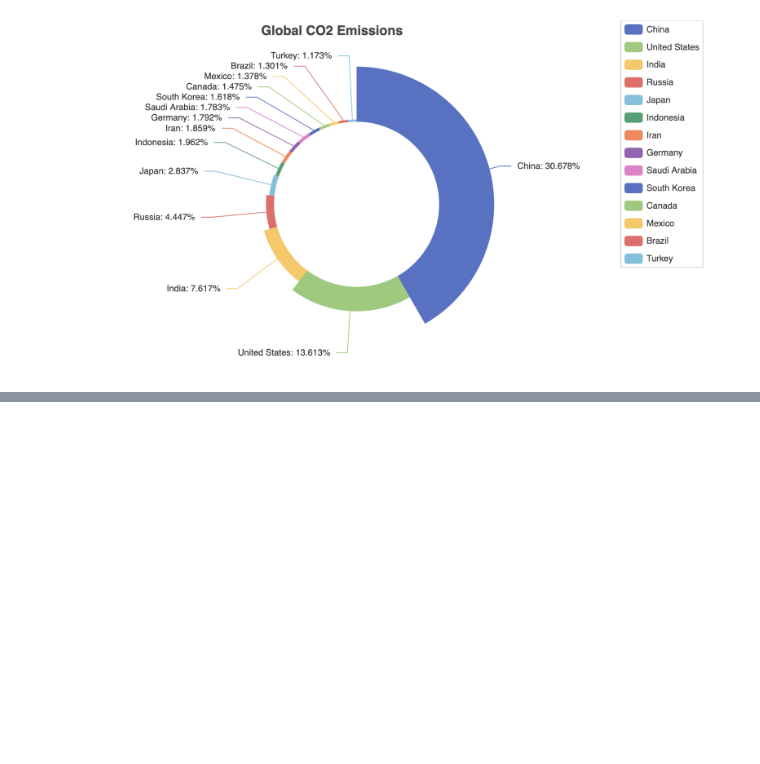
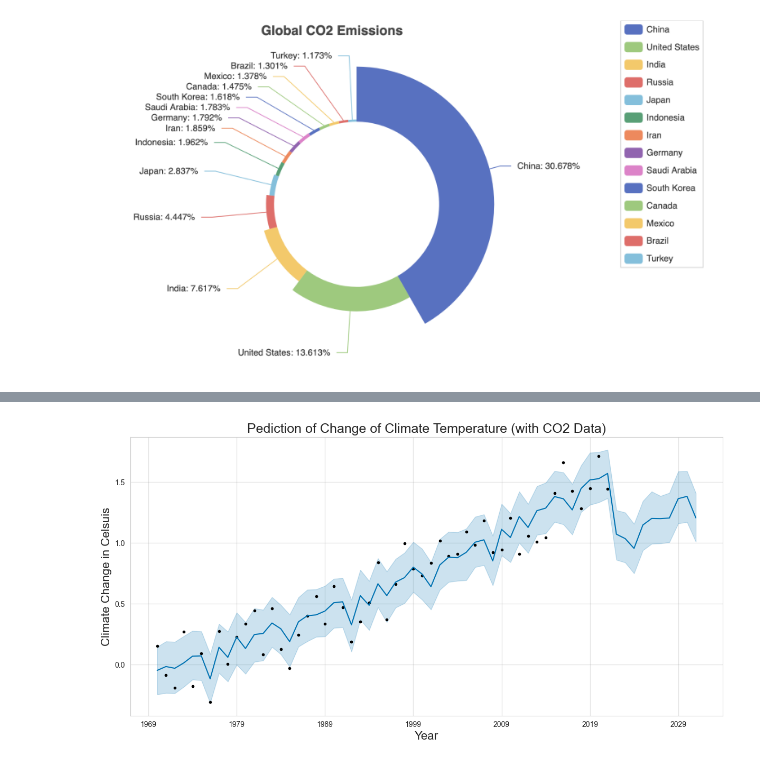
Before and after one commit to cchuang2009/2022-1, a Jupyter notebook: 2024/WorldTemperatureChange.ipynb, the cells around one changed output, grey strips where cells are left out. Cells and saved outputs as stored; diff of their text form; code cells hidden in the pictures; blank space fills up the shorter version.

```diff
--- a/2024/WorldTemperatureChange.ipynb
+++ b/2024/WorldTemperatureChange.ipynb
@@ -666,0 +754,3 @@ Image("data/CO2_Emissions.png")
+# %%
+df_CO2_temp.tail()
+CO2_predict=predi_co2(df_CO2_temp[['ds','CO2']],'CO2')
@@ -666,0 +760,2 @@ Image("data/CO2_Emissions.png")
+# %%
+CO2_pred=CO2_predict['yhat'][-10:].values
@@ -666,0 +768,25 @@ Image("data/CO2_Emissions.png")
+# %%
+def Prophet_model2(df,period=10):
+    model = Prophet()
+
+    # Fine-tune the model, 'holidays' and 'season periods' considered
+    model.add_regressor('CO2')
+    model.add_country_holidays(country_name='China')
+    model.add_seasonality(name='monthly', period=12, fourier_order=5)
+
+    model.fit(df)
+
+    # Make updated annual predictions
+    future = model.make_future_dataframe(periods=10, freq='Y')
+
+    # Predict future 'CO2' values using the formula
+    future_co2=list(df['CO2'].values)
+    for i in CO2_pred:
+        future_co2.append(i)
+    future['CO2'] = future_co2
+
+    forecast = model.predict(future)
+
+    return forecast
+# %%
+forecast_= Prophet_model2(df_CO2_temp[['ds','y','CO2']])
@@ -666,0 +796,10 @@ Image("data/CO2_Emissions.png")
+# %%
+# Plot the fine-tuned forecast
+fig, ax = plt.subplots(figsize=(12, 6))
+model.plot(forecast_, ax=ax)
+ax.set_title('Pediction of Change of Climate Temperature (with CO2 Data)',size=18)
+ax.set_xlabel('Year',size=16)
+ax.set_ylabel('Climate Change in Celsuis',size=16)
+plt.show()
+# %% [output]
+[figure, added]
```
Also changed, not shown: parts of 56 cells of this notebook, 1 other file.
